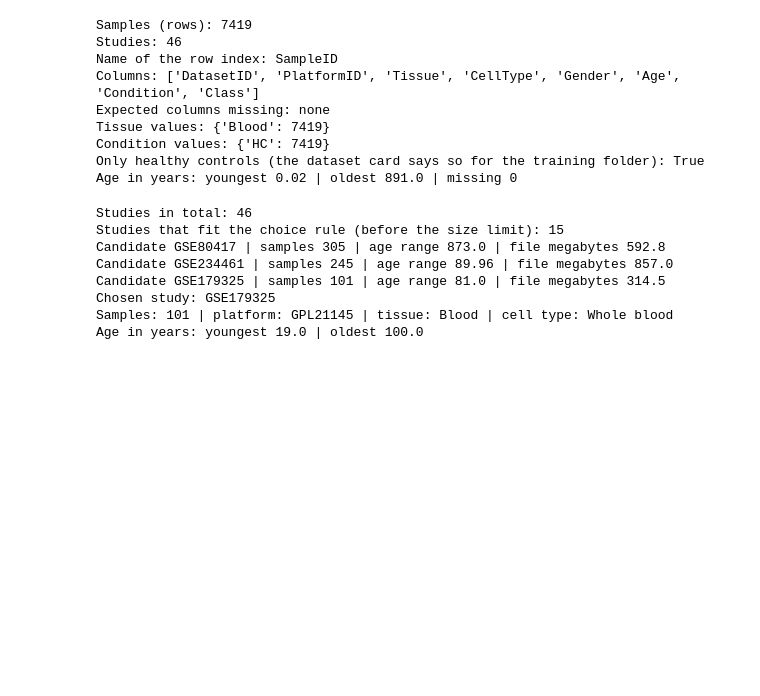
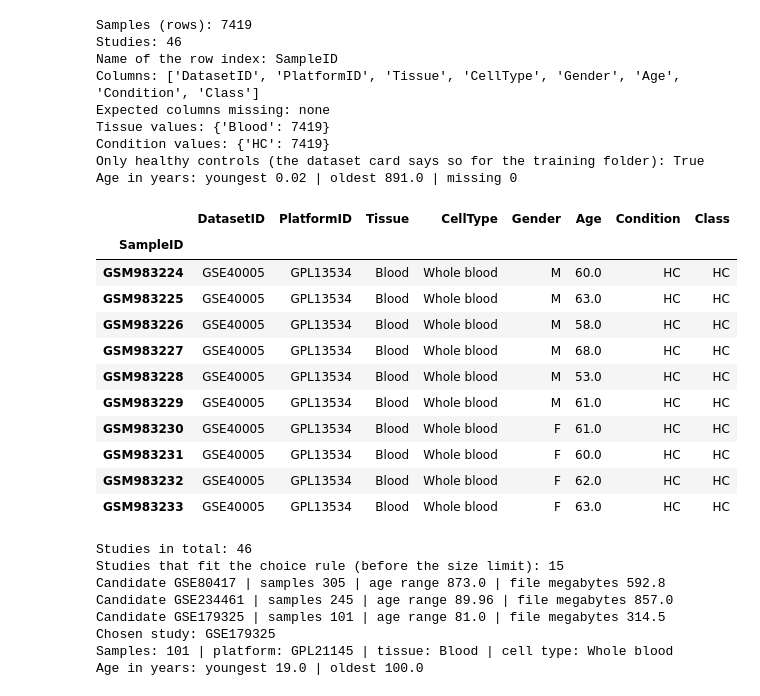
Before and after one commit to EvaPanou/Predicting_age_from_DNA_methylation, a Jupyter notebook: ComputAge_Bench_analysis.ipynb, the cells around one changed output. Drawn from its saved outputs; the diff is of its cells as text; code cells hidden in the pictures; blank space fills up the shorter version.

```diff
--- a/ComputAge_Bench_analysis.ipynb
+++ b/ComputAge_Bench_analysis.ipynb
@@ -172,6 +152,22 @@ Tissue values: {'Blood': 7419}
 Condition values: {'HC': 7419}
 Only healthy controls (the dataset card says so for the training folder): True
 Age in years: youngest 0.02 | oldest 891.0 | missing 0
+# %%
+# let's get a smal visual overview of the metadata table
+metadata.head(10)
+# %% [output]
+|  | DatasetID | PlatformID | Tissue | CellType | Gender | Age | Condition | Class |
+| SampleID |  |  |  |  |  |  |  |  |
+| GSM983224 | GSE40005 | GPL13534 | Blood | Whole blood | M | 60.0 | HC | HC |
+| GSM983225 | GSE40005 | GPL13534 | Blood | Whole blood | M | 63.0 | HC | HC |
+| GSM983226 | GSE40005 | GPL13534 | Blood | Whole blood | M | 58.0 | HC | HC |
+| GSM983227 | GSE40005 | GPL13534 | Blood | Whole blood | M | 68.0 | HC | HC |
+| GSM983228 | GSE40005 | GPL13534 | Blood | Whole blood | M | 53.0 | HC | HC |
+| GSM983229 | GSE40005 | GPL13534 | Blood | Whole blood | M | 61.0 | HC | HC |
+| GSM983230 | GSE40005 | GPL13534 | Blood | Whole blood | F | 61.0 | HC | HC |
+| GSM983231 | GSE40005 | GPL13534 | Blood | Whole blood | F | 60.0 | HC | HC |
+| GSM983232 | GSE40005 | GPL13534 | Blood | Whole blood | F | 62.0 | HC | HC |
+| GSM983233 | GSE40005 | GPL13534 | Blood | Whole blood | F | 63.0 | HC | HC |
 # %%
 # Step 2.3 - summarise every study and choose one
 study_summary = metadata.groupby("DatasetID").agg(
```
Also changed, not shown: parts of 17 cells of this notebook.
